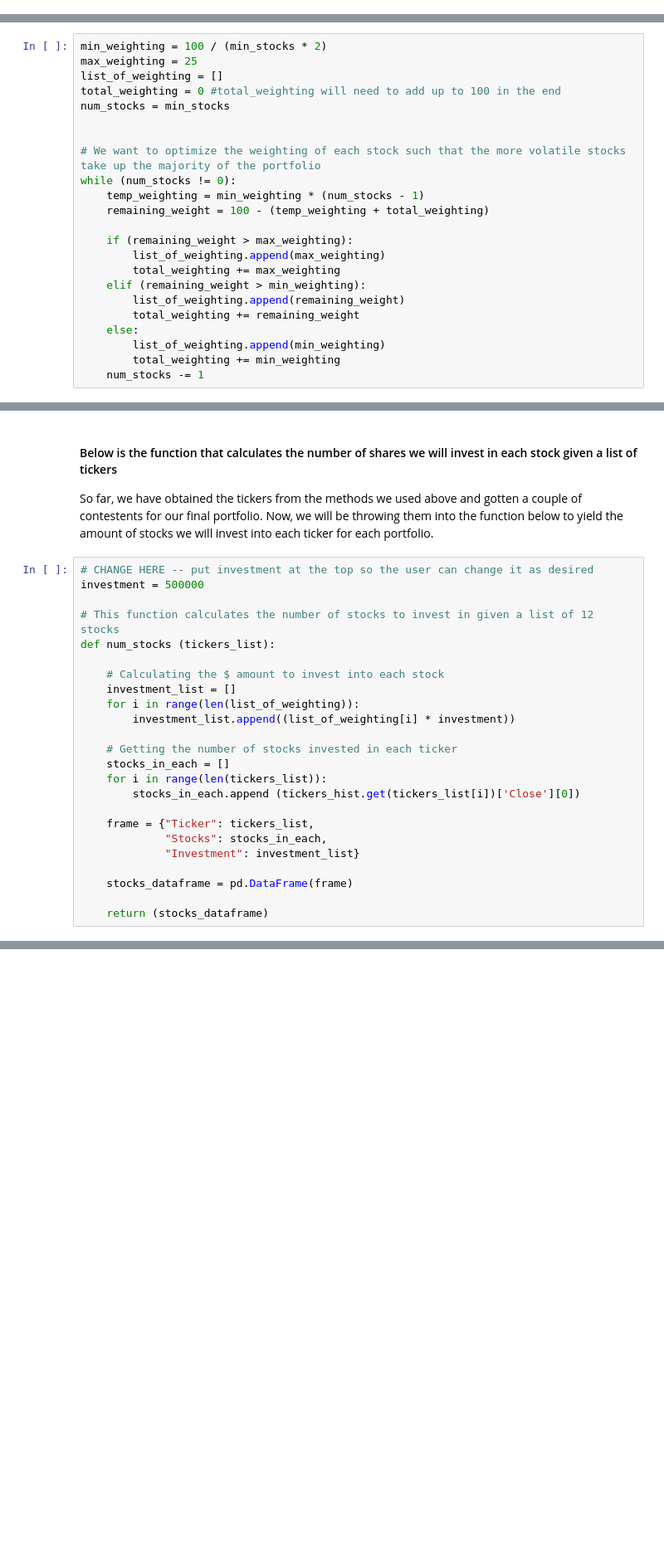
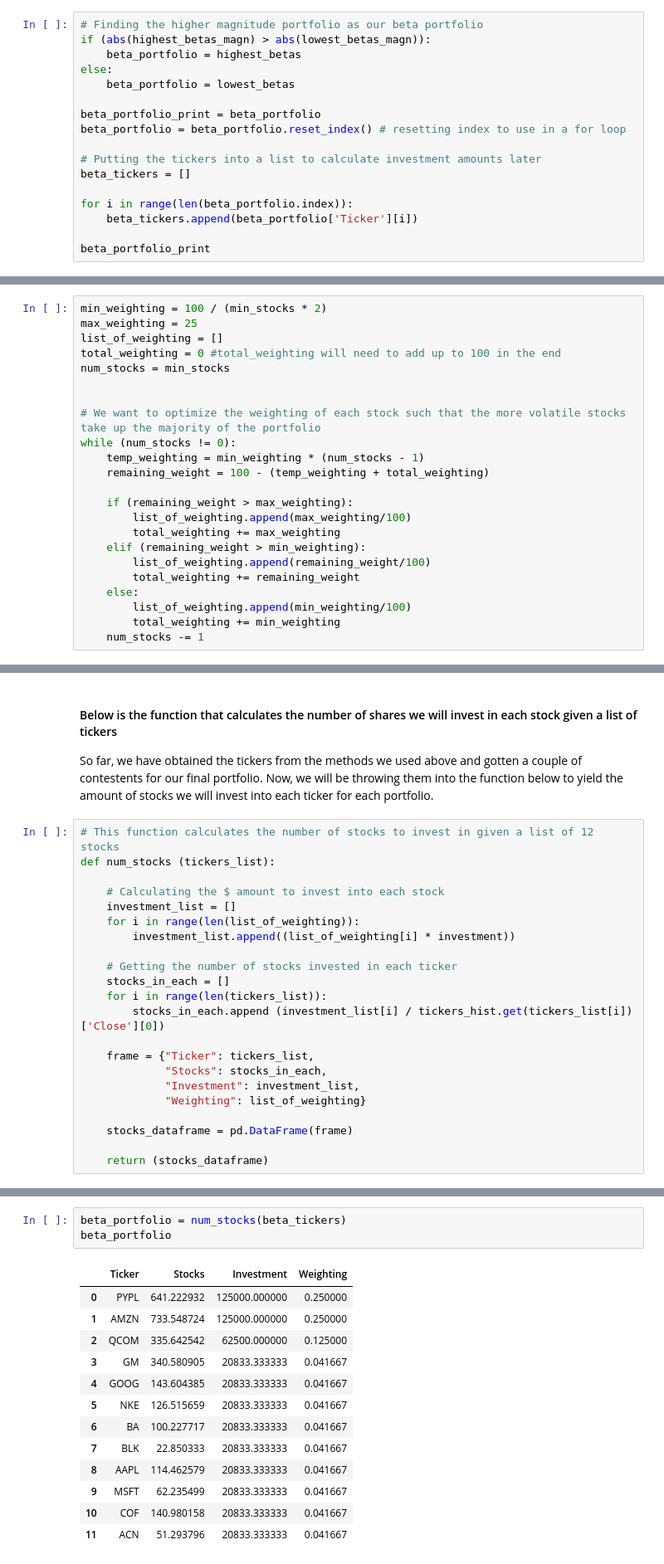
Before and after one commit to rehan-anjum/financial-portfolio-generator, a Jupyter notebook: Team_XX_Assignment.ipynb, the cells around one changed output, grey strips where cells are left out. Shown at 83% size. Drawn from its saved outputs; the diff is of its cells as text; blank space fills up the shorter version.

Commit message:
Add short term portfolio calculation

```diff
--- a/Team_XX_Assignment.ipynb
+++ b/Team_XX_Assignment.ipynb
@@ -214,0 +166,17 @@ beta_descending.iloc[:min_stocks]
+# %%
+# Finding the higher magnitude portfolio as our beta portfolio
+if (abs(highest_betas_magn) > abs(lowest_betas_magn)):
+    beta_portfolio = highest_betas
+else:
+    beta_portfolio = lowest_betas
+
+beta_portfolio_print = beta_portfolio
+beta_portfolio = beta_portfolio.reset_index() # resetting index to use in a for loop
+
+# Putting the tickers into a list to calculate investment amounts later
+beta_tickers = []
+
+for i in range(len(beta_portfolio.index)):
+    beta_tickers.append(beta_portfolio['Ticker'][i])
+
+beta_portfolio_print
@@ -232,13 +214,13 @@ while (num_stocks != 0):
     remaining_weight = 100 - (temp_weighting + total_weighting)
 
     if (remaining_weight > max_weighting):
-        list_of_weighting.append(max_weighting)
+        list_of_weighting.append(max_weighting/100)
         total_weighting += max_weighting
     elif (remaining_weight > min_weighting):
-        list_of_weighting.append(remaining_weight)
+        list_of_weighting.append(remaining_weight/100)
         total_weighting += remaining_weight
     else:
-        list_of_weighting.append(min_weighting)
+        list_of_weighting.append(min_weighting/100)
         total_weighting += min_weighting
     num_stocks -= 1
 # %% [markdown]
@@ -409,9 +372,6 @@ There are at least 12 stocks with a heavy put to call ratio.
 #### Below is the function that calculates the number of shares we will invest in each stock given a list of tickers ####
 So far, we have obtained the tickers from the methods we used above and gotten a couple of contestents for our final portfolio. Now, we will be throwing them into the function below to yield the amount of stocks we will invest into each ticker for each portfolio.
 # %%
-# CHANGE HERE -- put investment at the top so the user can change it as desired
-investment = 500000
-
 # This function calculates the number of stocks to invest in given a list of 12 stocks
 def num_stocks (tickers_list):
 
@@ -423,11 +383,12 @@ def num_stocks (tickers_list):
     # Getting the number of stocks invested in each ticker
     stocks_in_each = []
     for i in range(len(tickers_list)):
-        stocks_in_each.append (tickers_hist.get(tickers_list[i])['Close'][0])
+        stocks_in_each.append (investment_list[i] / tickers_hist.get(tickers_list[i])['Close'][0])
 
     frame = {"Ticker": tickers_list,
              "Stocks": stocks_in_each,
-             "Investment": investment_list}
+             "Investment": investment_list,
+             "Weighting": list_of_weighting}
 
     stocks_dataframe = pd.DataFrame(frame)
 
@@ -436,0 +396,17 @@ def num_stocks (tickers_list):
+# %%
+beta_portfolio = num_stocks(beta_tickers)
+beta_portfolio
+# %% [output]
+|  | Ticker | Stocks | Investment | Weighting |
+| 0 | PYPL | 641.222932 | 125000.000000 | 0.250000 |
+| 1 | AMZN | 733.548724 | 125000.000000 | 0.250000 |
+| 2 | QCOM | 335.642542 | 62500.000000 | 0.125000 |
+| 3 | GM | 340.580905 | 20833.333333 | 0.041667 |
+| 4 | GOOG | 143.604385 | 20833.333333 | 0.041667 |
+| 5 | NKE | 126.515659 | 20833.333333 | 0.041667 |
+| 6 | BA | 100.227717 | 20833.333333 | 0.041667 |
+| 7 | BLK | 22.850333 | 20833.333333 | 0.041667 |
+| 8 | AAPL | 114.462579 | 20833.333333 | 0.041667 |
+| 9 | MSFT | 62.235499 | 20833.333333 | 0.041667 |
+| 10 | COF | 140.980158 | 20833.333333 | 0.041667 |
+| 11 | ACN | 51.293796 | 20833.333333 | 0.041667 |
```
Also changed, not shown: parts of 35 cells of this notebook.
